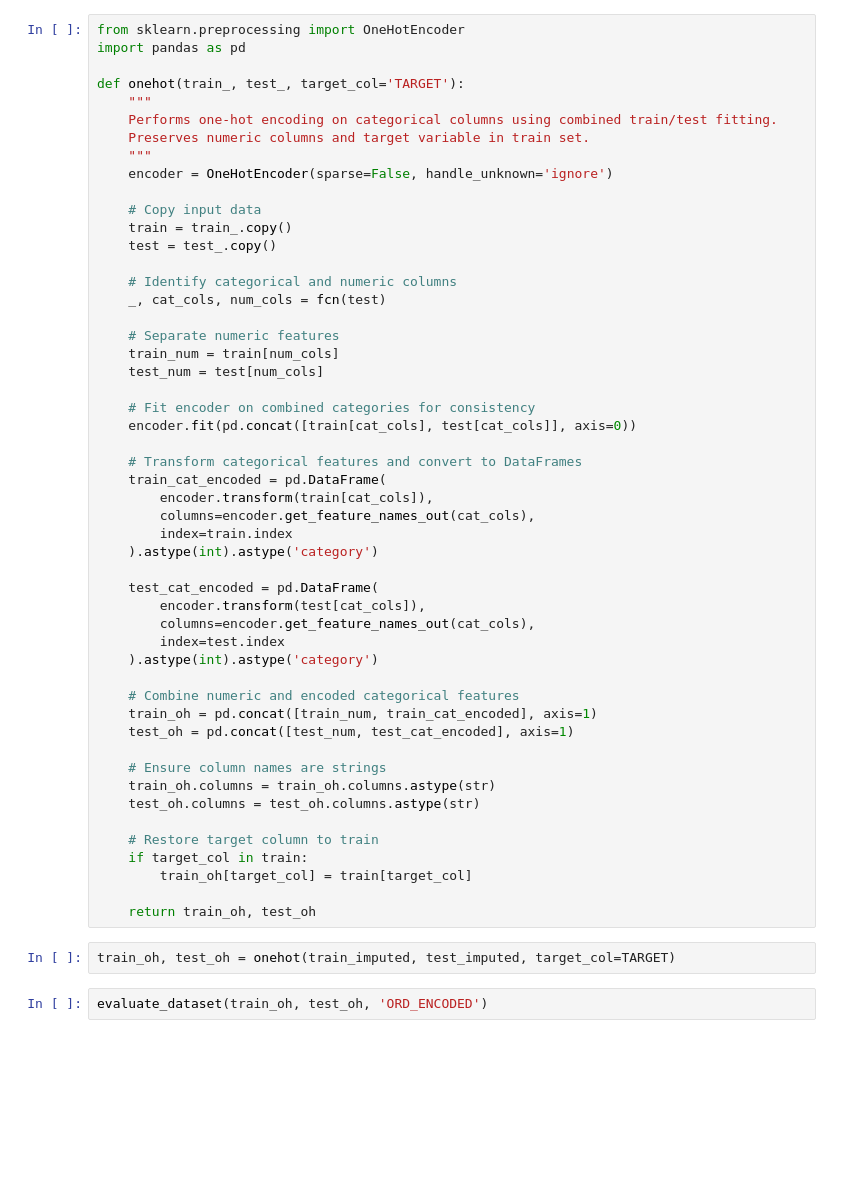
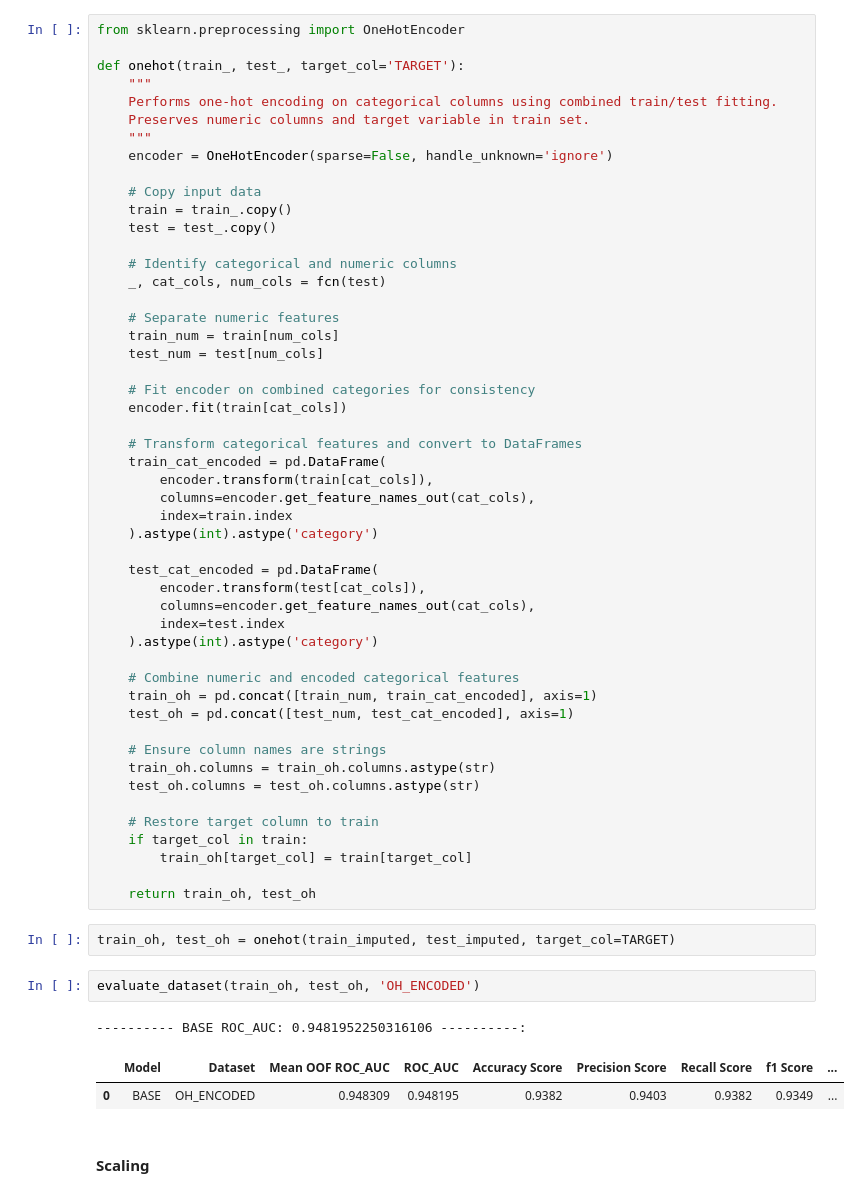
Before and after one commit to kgiannako/credit_risk_modelling, a Jupyter notebook: notebooks/credit-risk-model.ipynb, the cells around one changed output. Drawn from its saved outputs; the diff is of its cells as text; blank space fills up the shorter version.

```diff
--- a/notebooks/credit-risk-model.ipynb
+++ b/notebooks/credit-risk-model.ipynb
@@ -1443,7 +1443,6 @@ evaluate_dataset(train_encoded, test_encoded, 'ORD_ENCODED')
 #### Encoding: One-hot
 # %%
 from sklearn.preprocessing import OneHotEncoder
-import pandas as pd
 
 def onehot(train_, test_, target_col='TARGET'):
     """
@@ -1464,7 +1463,7 @@ def onehot(train_, test_, target_col='TARGET'):
     test_num = test[num_cols]
 
     # Fit encoder on combined categories for consistency
-    encoder.fit(pd.concat([train[cat_cols], test[cat_cols]], axis=0))
+    encoder.fit(train[cat_cols])
 
     # Transform categorical features and convert to DataFrames
     train_cat_encoded = pd.DataFrame(
@@ -1495,4 +1494,10 @@ def onehot(train_, test_, target_col='TARGET'):
 # %%
 train_oh, test_oh = onehot(train_imputed, test_imputed, target_col=TARGET)
 # %%
-evaluate_dataset(train_oh, test_oh, 'ORD_ENCODED')
+evaluate_dataset(train_oh, test_oh, 'OH_ENCODED')
+# %% [output]
+---------- BASE ROC_AUC: 0.9481952250316106 ----------:
+|  | Model | Dataset | Mean OOF ROC_AUC | ROC_AUC | Accuracy Score | Precision Score | Recall Score | f1 Score | ... |
+| 0 | BASE | OH_ENCODED | 0.948309 | 0.948195 | 0.9382 | 0.9403 | 0.9382 | 0.9349 | ... |
+# %% [markdown]
+#### Scaling
```
Also changed, not shown: parts of 11 cells of this notebook.
